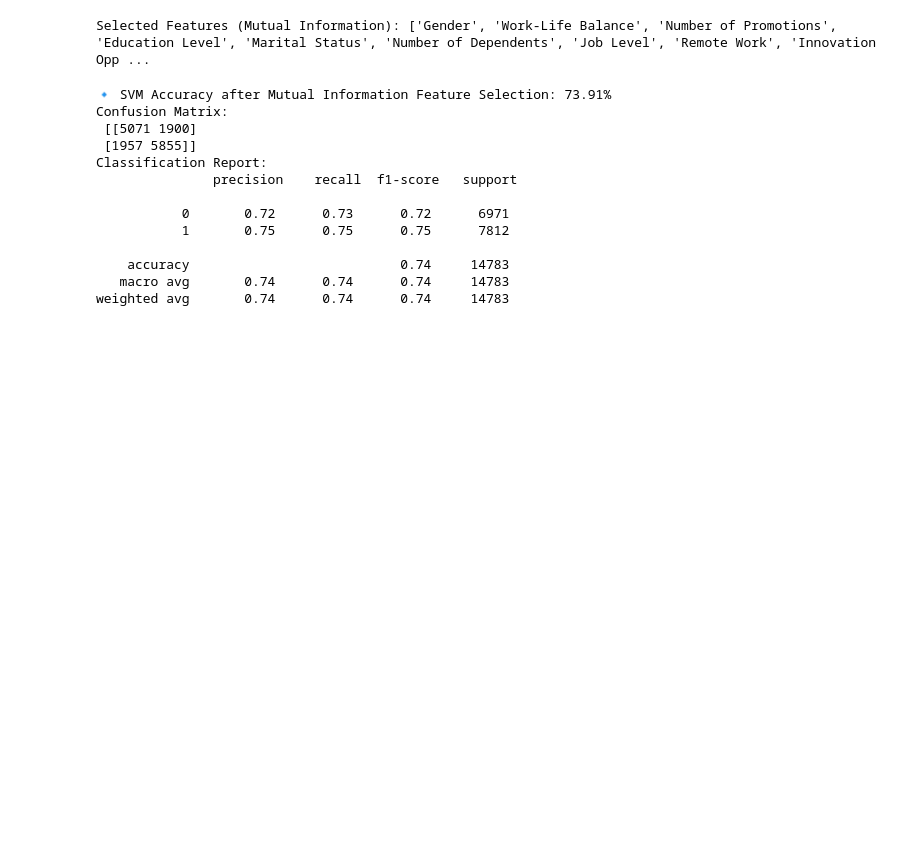
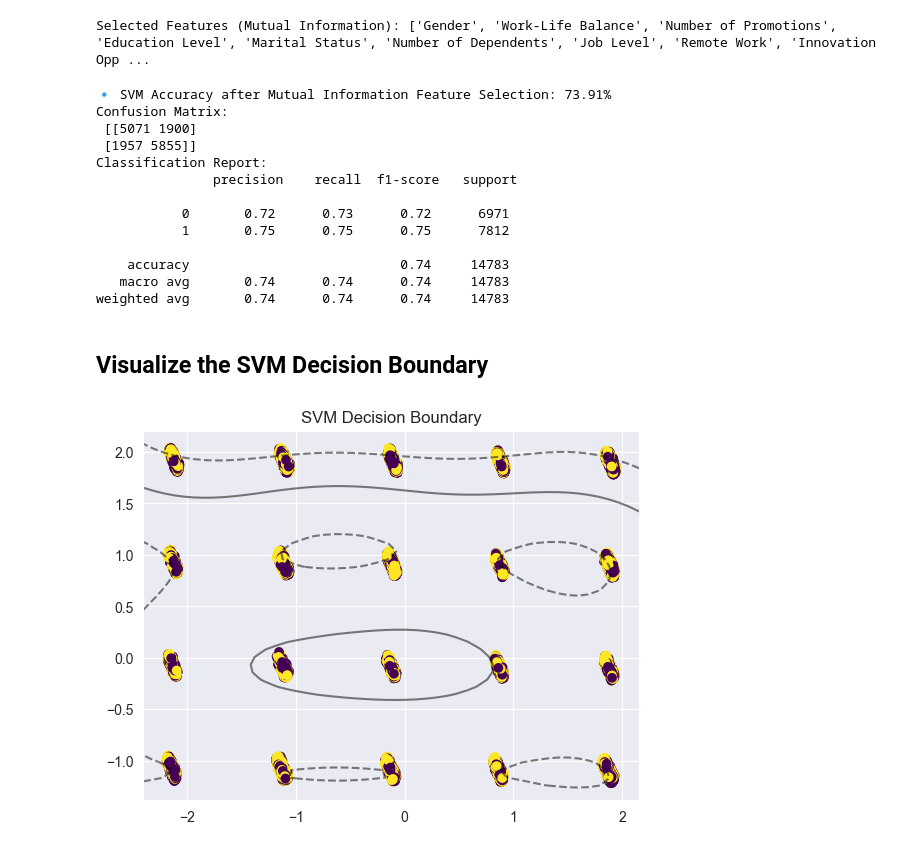
Before and after one commit to AmodMatheesha2003/employee-attrition-prediction-ml, a Jupyter notebook: Notebooks/SVM_Employee_Attrition.ipynb, the cells around one changed output. Drawn from its saved outputs; the diff is of its cells as text; code cells hidden in the pictures; blank space fills up the shorter version.

Commit message:
Add Visualizations for SVM_Employee_Attrition.ipynb

```diff
--- a/Notebooks/SVM_Employee_Attrition.ipynb
+++ b/Notebooks/SVM_Employee_Attrition.ipynb
@@ -186,3 +186,5 @@ Classification Report:
     accuracy                           0.74     14783
    macro avg       0.74      0.74      0.74     14783
 weighted avg       0.74      0.74      0.74     14783
+# %% [markdown]
+<h2>Visualize the SVM Decision Boundary</h2>
@@ -188,0 +195,20 @@ weighted avg       0.74      0.74      0.74     14783
+# %%
+pca = PCA(n_components=2)
+x_pca = pca.fit_transform(x_train)
+
+svm_classifier.fit(x_pca, y_train)
+
+plt.scatter(x_pca[:, 0], x_pca[:, 1], c=y_train, cmap='viridis')
+ax = plt.gca()
+xlim = ax.get_xlim()
+ylim = ax.get_ylim()
+
+xx, yy = np.meshgrid(np.linspace(xlim[0], xlim[1], 50), np.linspace(ylim[0], ylim[1], 50))
+Z = svm_classifier.decision_function(np.c_[xx.ravel(), yy.ravel()])
+Z = Z.reshape(xx.shape)
+
+plt.contour(xx, yy, Z, colors='k', levels=[-1, 0, 1], alpha=0.5, linestyles=['--', '-', '--'])
+plt.title('SVM Decision Boundary')
+plt.show()
+# %% [output]
+[figure, added]
```
Also changed, not shown: parts of 3 cells of this notebook.
